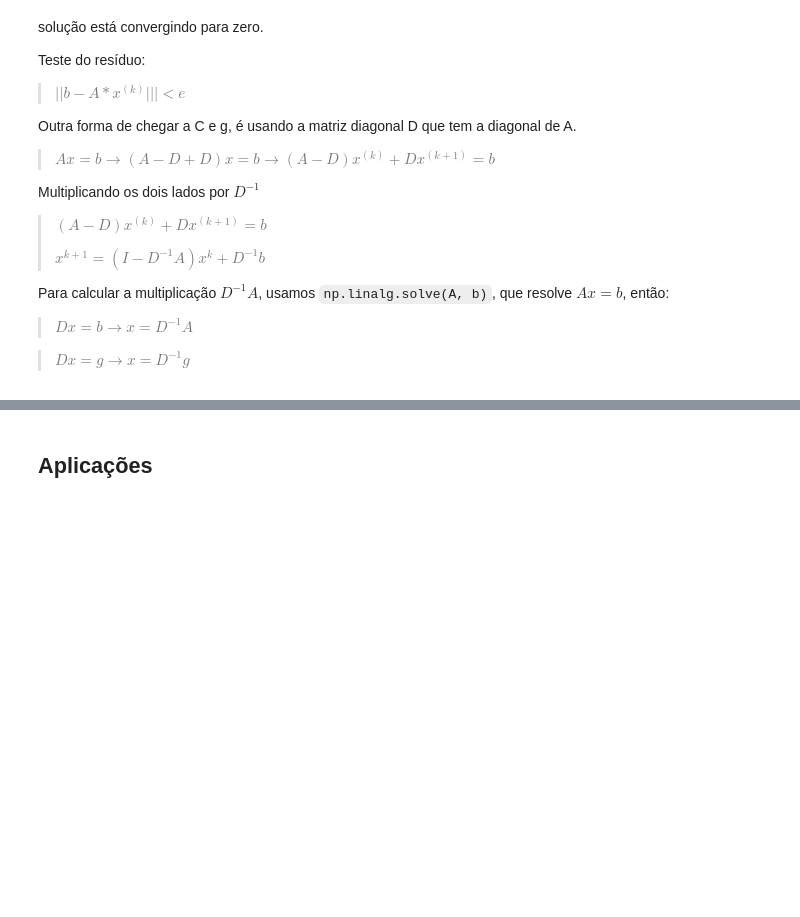
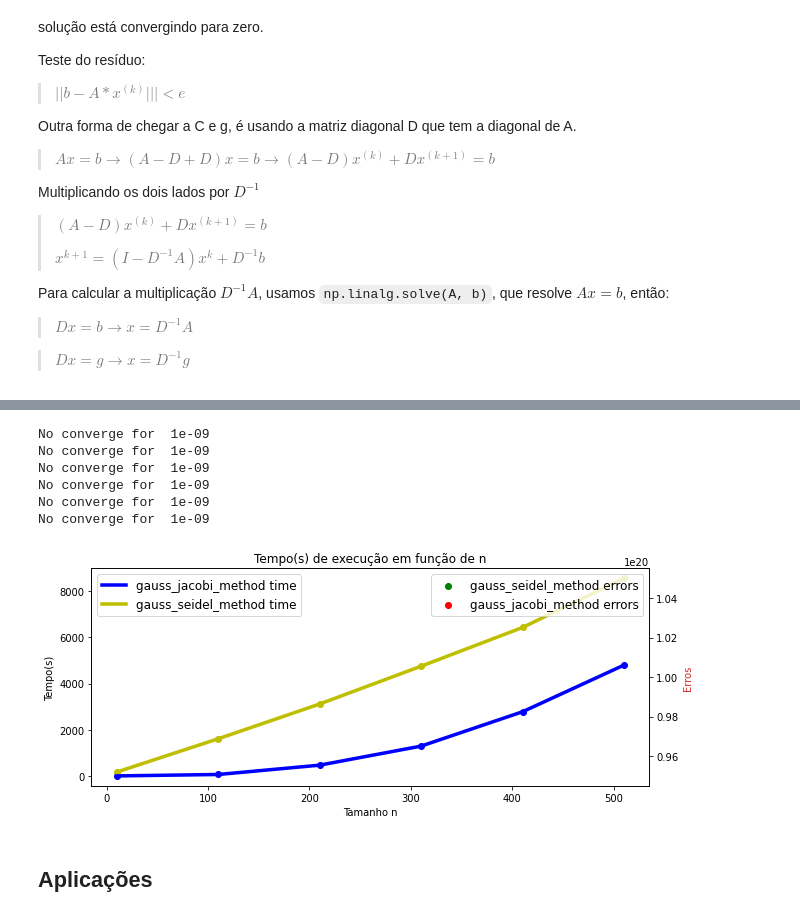
Before and after one commit to Math-O5/numerico, a Jupyter notebook: sistemas_lineares.ipynb, the cells around one changed output, grey strips where cells are left out. Saved outputs shown, nothing was run; the diff lists cells and outputs as text; code cells hidden in the pictures; blank space fills up the shorter version.

Commit message:
Add plot to Sistemas Lineares

```diff
--- a/sistemas_lineares.ipynb
+++ b/sistemas_lineares.ipynb
@@ -705,6 +705,11 @@ def gauss_jacobi(A, b, xOld, err=1e-9):
 def gauss_seidel_method(A, b, **kwargs):
   x0 = np.zeros(np.shape(A)[0]);
   gauss_seidel(A, b, x0);
+# %%
+@timeit
+def gauss_jacobi_method(A, b, **kwargs):
+  x0 = np.zeros(np.shape(A)[0]);
+  gauss_jacobi(A, b, x0);
 # %%
 tmp_n = 3
 SPD1, b = generate_system(tmp_n, 'spd-special');
@@ -716,5 +725,5 @@ print(np.dot(np.linalg.solve(SPD1, b) - ans, np.linalg.solve(SPD1, b) - ans));
 # %%
-def compare_iterative(*, method1, method2, namef1, namef2, maxn = 600, increment = 100, tmatrix = 'random', error=1e-4):
+def compare_iterative(*, method1, method2, namef1, namef2, maxn = 600, increment = 100, tmatrix = 'spd-1', error=1e-4):
   # Tempo gerado por execução
   logtime_data = {
      namef1 : [],
@@ -733,14 +742,22 @@ def compare_iterative(*, method1, method2, namef1, namef2, maxn = 600, increment
     result1 = method1(A, b, log_time=logtime_data);
     result2 = method2(A, b, log_time=logtime_data);
 
-    logerror_data[namef1].append();
-    logerror_data[namef2].append();
+    logerror_data[namef1].append(result1);
+    logerror_data[namef2].append(result2);
 
     x.append(i);
 
   plot_compare(namef1, namef2, x, logtime_data, logerror_data);
 # %%
-compare_direct(method1=gauss_jacobi_method, method2= gauss_seidel_method, namef1= 'gauss_jacobi_method', namef2= 'gauss_seidel_method', maxn = 1000, increment = 100, tmatrix= 'spd-3', has_error=True, error=1e-9);
+compare_iterative(method1=gauss_jacobi_method, method2= gauss_seidel_method, namef1= 'gauss_jacobi_method', namef2= 'gauss_seidel_method');
+# %% [output]
+No converge for  1e-09
+No converge for  1e-09
+No converge for  1e-09
+No converge for  1e-09
+No converge for  1e-09
+No converge for  1e-09
+[figure, added]
 # %% [markdown]
 ## Aplicações
 # %% [markdown]
```
Also changed, not shown: parts of 12 cells of this notebook.
